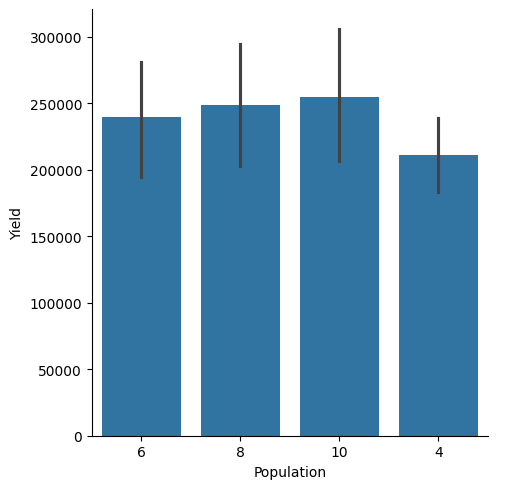
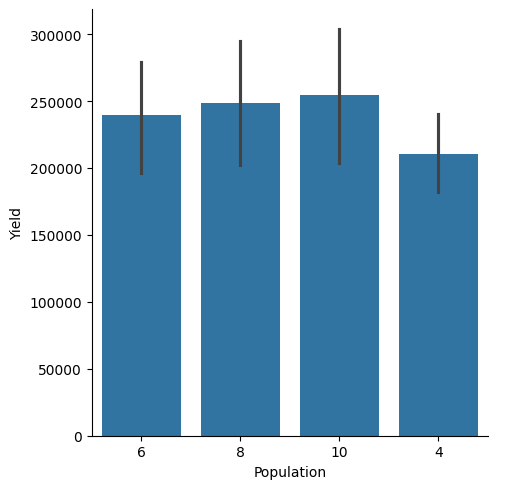
The notebook cell's code change between the first figure and the second:
--- before
+++ after
@@ -1 +1,2 @@
 model.cat_plot(table = 'Report', y='Yield', x= 'Population', kind = 'bar', estimator='sum')
+plt.savefig(p/'bar_plots_with_estimator.png', dpi=600)

Commit: plotting.rst